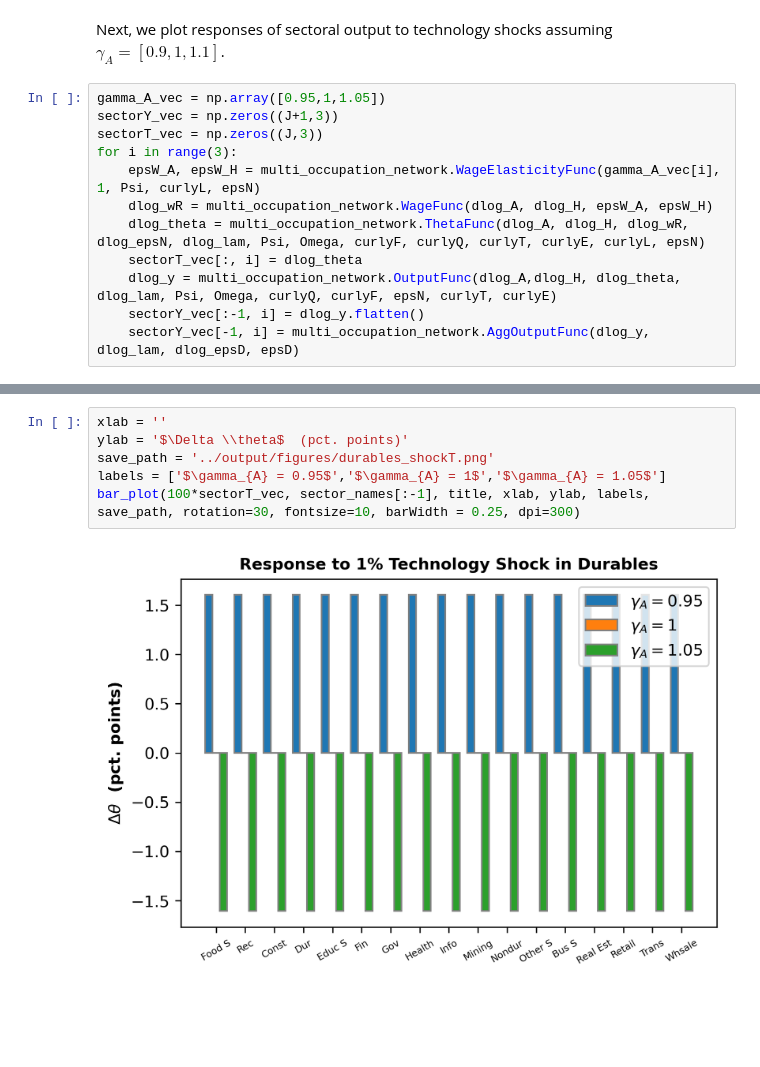
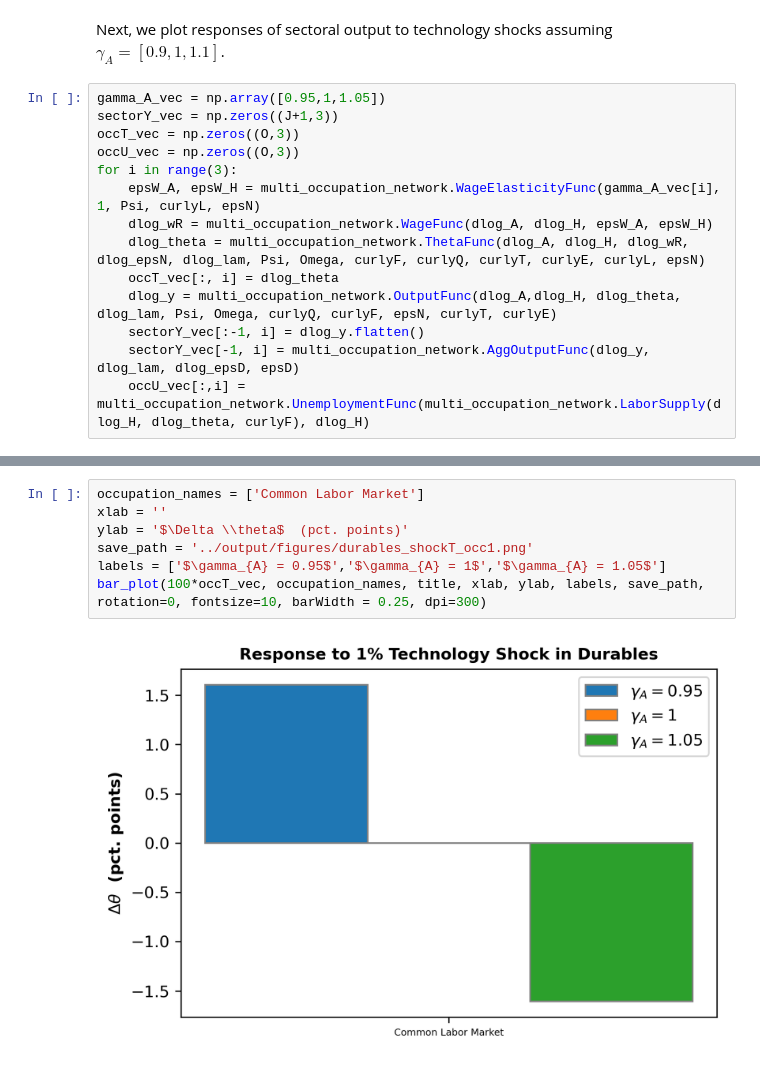
Before and after one commit to hs97/UnemploymentNetwork, a Jupyter notebook: new_code/calib1_single_occupation.ipynb, the cells around one changed output, grey strips where cells are left out. Saved outputs shown, nothing was run; the diff lists cells and outputs as text; blank space fills up the shorter version.

```diff
--- a/new_code/calib1_single_occupation.ipynb
+++ b/new_code/calib1_single_occupation.ipynb
@@ -170,15 +170,17 @@ Next, we plot responses of sectoral output to technology shocks assuming $\gamma
 # %%
 gamma_A_vec = np.array([0.95,1,1.05])
 sectorY_vec = np.zeros((J+1,3))
-sectorT_vec = np.zeros((J,3))
+occT_vec = np.zeros((O,3))
+occU_vec = np.zeros((O,3))
 for i in range(3):
     epsW_A, epsW_H = multi_occupation_network.WageElasticityFunc(gamma_A_vec[i], 1, Psi, curlyL, epsN)
     dlog_wR = multi_occupation_network.WageFunc(dlog_A, dlog_H, epsW_A, epsW_H)
     dlog_theta = multi_occupation_network.ThetaFunc(dlog_A, dlog_H, dlog_wR, dlog_epsN, dlog_lam, Psi, Omega, curlyF, curlyQ, curlyT, curlyE, curlyL, epsN)
-    sectorT_vec[:, i] = dlog_theta
+    occT_vec[:, i] = dlog_theta
     dlog_y = multi_occupation_network.OutputFunc(dlog_A,dlog_H, dlog_theta, dlog_lam, Psi, Omega, curlyQ, curlyF, epsN, curlyT, curlyE)
     sectorY_vec[:-1, i] = dlog_y.flatten()
     sectorY_vec[-1, i] = multi_occupation_network.AggOutputFunc(dlog_y, dlog_lam, dlog_epsD, epsD)
+    occU_vec[:,i] = multi_occupation_network.UnemploymentFunc(multi_occupation_network.LaborSupply(dlog_H, dlog_theta, curlyF), dlog_H)
 # %%
 sector_names = ['Food S', 'Rec', 'Const', 'Dur', 'Educ S', 'Fin', 'Gov', 'Health',
            'Info', 'Mining', 'Nondur', 'Other S', 'Bus S', 'Real Est', 'Retail', 'Trans',
@@ -192,10 +194,11 @@ bar_plot(100*sectorY_vec, sector_names, title, xlab, ylab, labels, save_path, ro
 # %% [output]
 [figure]
 # %%
+occupation_names = ['Common Labor Market']
 xlab = ''
 ylab = '$\Delta \\theta$  (pct. points)'
-save_path = '../output/figures/durables_shockT.png'
+save_path = '../output/figures/durables_shockT_occ1.png'
 labels = ['$\gamma_{A} = 0.95$','$\gamma_{A} = 1$','$\gamma_{A} = 1.05$']
-bar_plot(100*sectorT_vec, sector_names[:-1], title, xlab, ylab, labels, save_path, rotation=30, fontsize=10, barWidth = 0.25, dpi=300)
+bar_plot(100*occT_vec, occupation_names, title, xlab, ylab, labels, save_path, rotation=0, fontsize=10, barWidth = 0.25, dpi=300)
 # %% [output]
-[figure, old version]
+[figure, new version]
```
Also changed, not shown: parts of 8 cells of this notebook, 16 other files.
